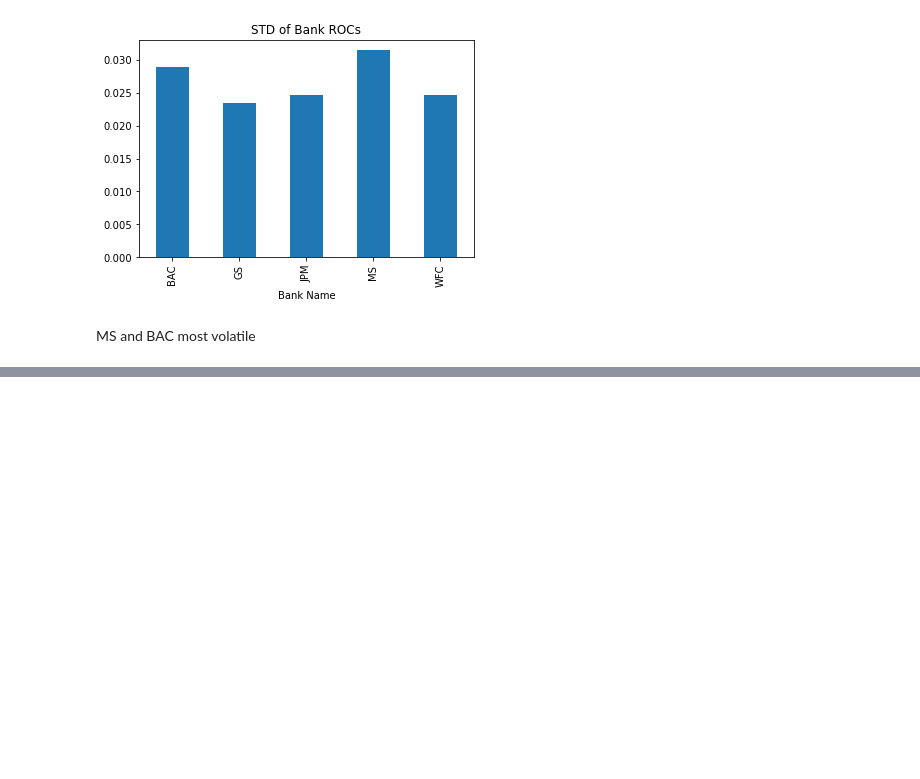
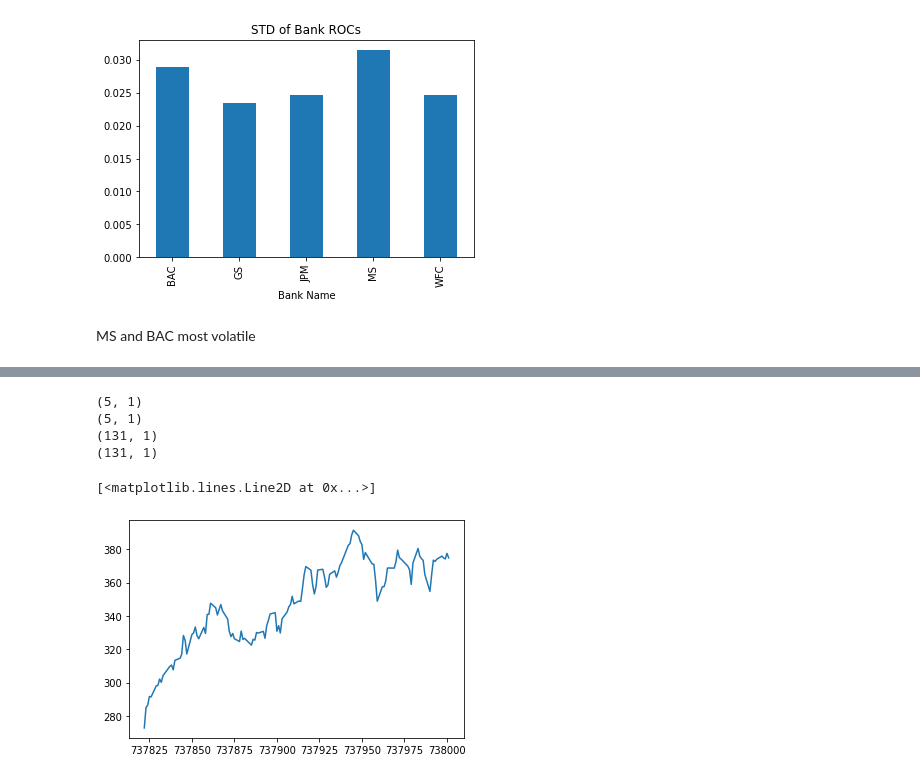
Before and after one commit to illeanz/w1challenge, a Jupyter notebook: w1 data challenge.ipynb, the cells around one changed output, grey strips where cells are left out. Saved outputs shown, nothing was run; the diff lists cells and outputs as text; code cells hidden in the pictures; blank space fills up the shorter version.

Commit message:
prediction progress

```diff
--- a/w1 data challenge.ipynb
+++ b/w1 data challenge.ipynb
@@ -140,0 +151,11 @@ MS and BAC most volatile
+# %%
+data_all = data['Adj Close']
+
+# train on days up to last month
+data_train = data_all['2021-1-30':'2021-7-30']['GS']
+
+# validate on the last month
+data_val = data_all['2021-7-30':]['GS']
+
+print(data_val)
+print(data.isna().sum().sum())
@@ -140,0 +171,26 @@ MS and BAC most volatile
+# %%
+X_train = data_train.index.map(dt.datetime.toordinal).values.reshape(-1,1)
+y_train = data_train.values.reshape(-1,1)
+
+X_val = data_val.index.map(dt.datetime.toordinal).values.reshape(-1,1)
+y_val = data_val.values.reshape(-1,1)
+
+X_trainf = np.concatenate((X_train, X_val))
+y_trainf = np.concatenate((y_train, y_val))
+
+# predict next month
+X_test = pd.date_range('2021-8-6', freq = 'B', periods=5).map(dt.datetime.toordinal).values.reshape(-1,1)
+print(X_val.shape)
+print(y_val.shape)
+print(X_trainf.shape)
+print(y_trainf.shape)
+
+
+plt.plot(X_train, y_train)
+# %% [output]
+(5, 1)
+(5, 1)
+(131, 1)
+(131, 1)
+[<matplotlib.lines.Line2D at 0x...>]
+[figure, added]
```
Also changed, not shown: parts of 6 cells of this notebook.
